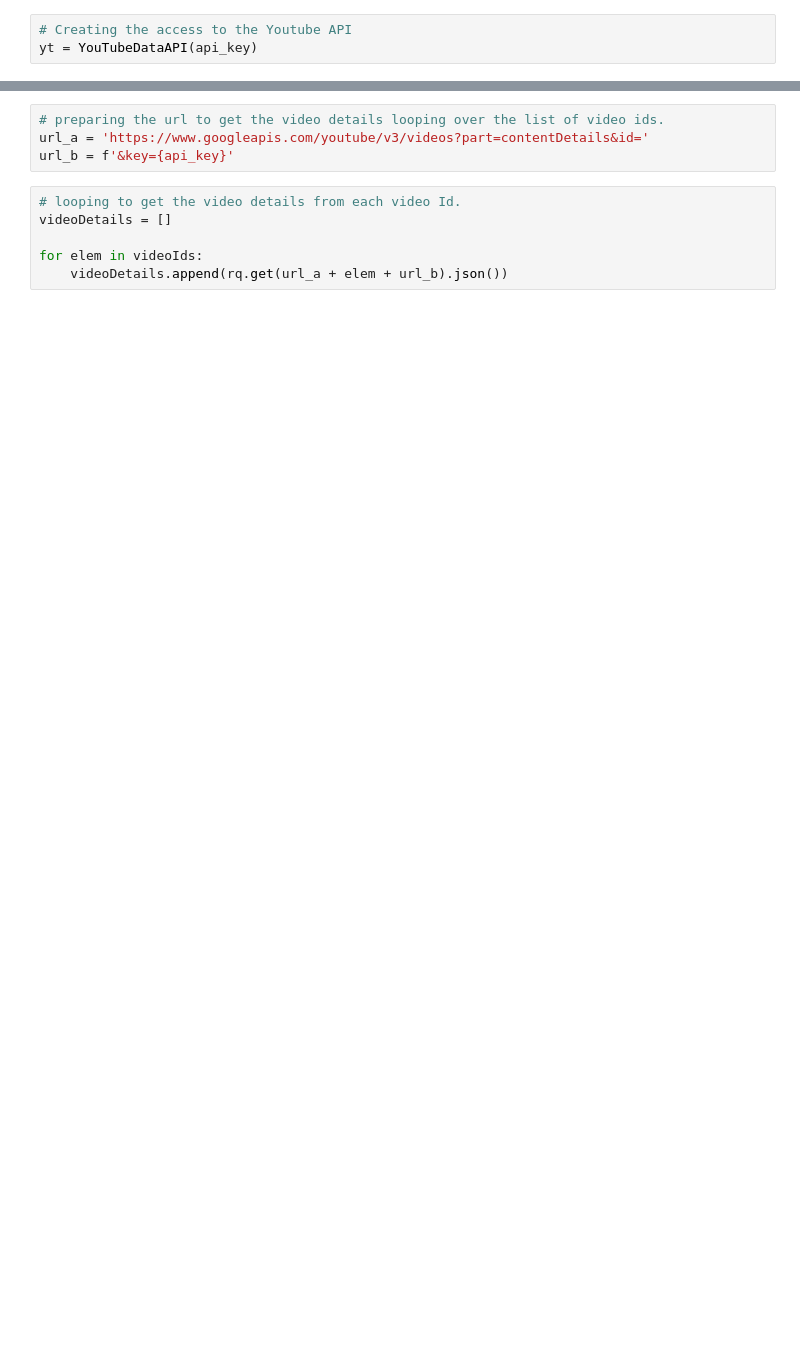
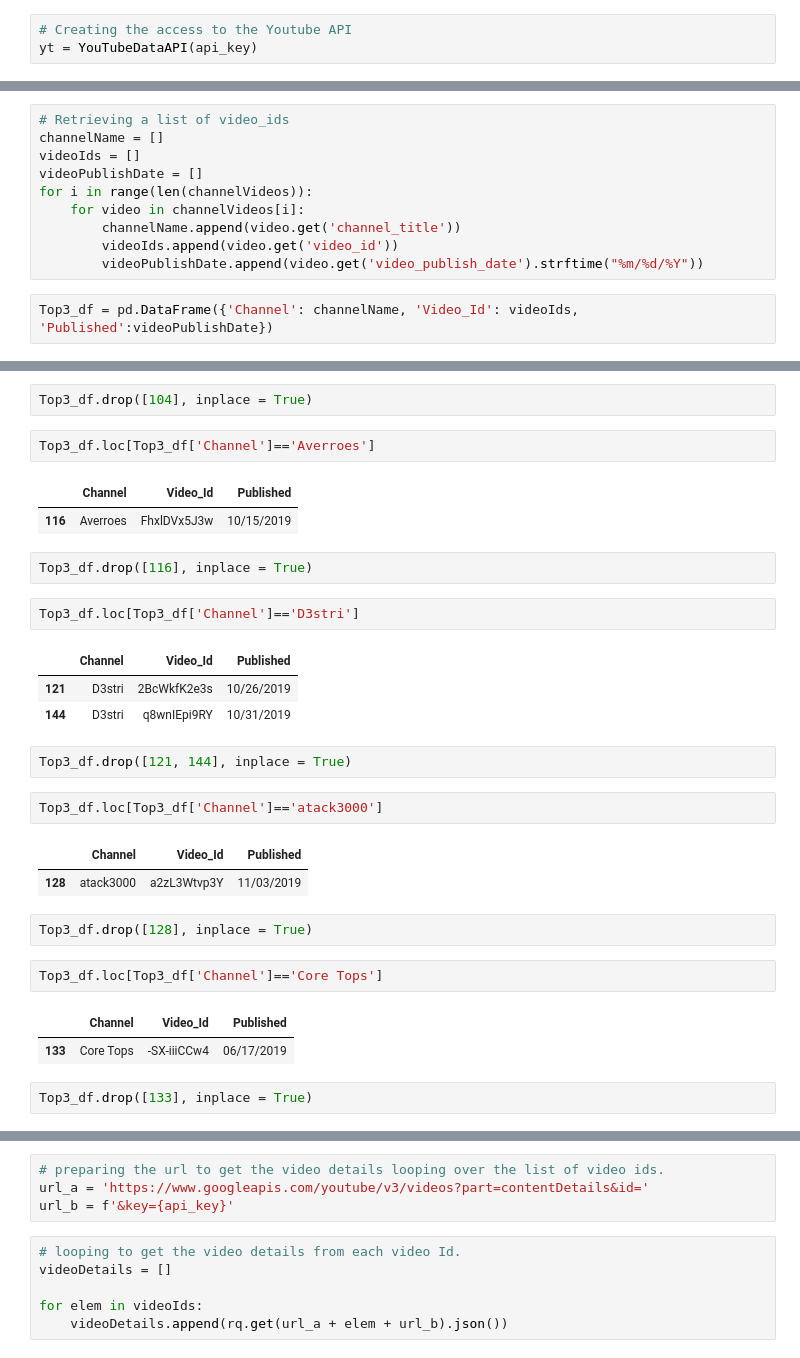
Before and after one commit to ta-data-bcn/Project-Week-3-Data-Thieves, a Jupyter notebook: your-project/YoutubeAPI.ipynb, the cells around one changed output, grey strips where cells are left out. Cells and saved outputs as stored; diff of their text form; blank space fills up the shorter version.

```diff
--- a/your-project/YoutubeAPI.ipynb
+++ b/your-project/YoutubeAPI.ipynb
@@ -41,0 +96,12 @@ channelVideos
+# %%
+# Retrieving a list of video_ids
+channelName = []
+videoIds = []
+videoPublishDate = []
+for i in range(len(channelVideos)):
+    for video in channelVideos[i]:
+        channelName.append(video.get('channel_title'))
+        videoIds.append(video.get('video_id'))
+        videoPublishDate.append(video.get('video_publish_date').strftime("%m/%d/%Y"))
+# %%
+Top3_df = pd.DataFrame({'Channel': channelName, 'Video_Id': videoIds, 'Published':videoPublishDate})
@@ -41,0 +123,31 @@ channelVideos
+# %%
+Top3_df.drop([104], inplace = True)
+# %%
+Top3_df.loc[Top3_df['Channel']=='Averroes']
+# %% [output]
+|  | Channel | Video_Id | Published |
+| 116 | Averroes | FhxlDVx5J3w | 10/15/2019 |
+# %%
+Top3_df.drop([116], inplace = True)
+# %%
+Top3_df.loc[Top3_df['Channel']=='D3stri']
+# %% [output]
+|  | Channel | Video_Id | Published |
+| 121 | D3stri | 2BcWkfK2e3s | 10/26/2019 |
+| 144 | D3stri | q8wnIEpi9RY | 10/31/2019 |
+# %%
+Top3_df.drop([121, 144], inplace = True)
+# %%
+Top3_df.loc[Top3_df['Channel']=='atack3000']
+# %% [output]
+|  | Channel | Video_Id | Published |
+| 128 | atack3000 | a2zL3Wtvp3Y | 11/03/2019 |
+# %%
+Top3_df.drop([128], inplace = True)
+# %%
+Top3_df.loc[Top3_df['Channel']=='Core Tops']
+# %% [output]
+|  | Channel | Video_Id | Published |
+| 133 | Core Tops | -SX-iiiCCw4 | 06/17/2019 |
+# %%
+Top3_df.drop([133], inplace = True)
```
Also changed, not shown: parts of 38 cells of this notebook, 5 other files.
